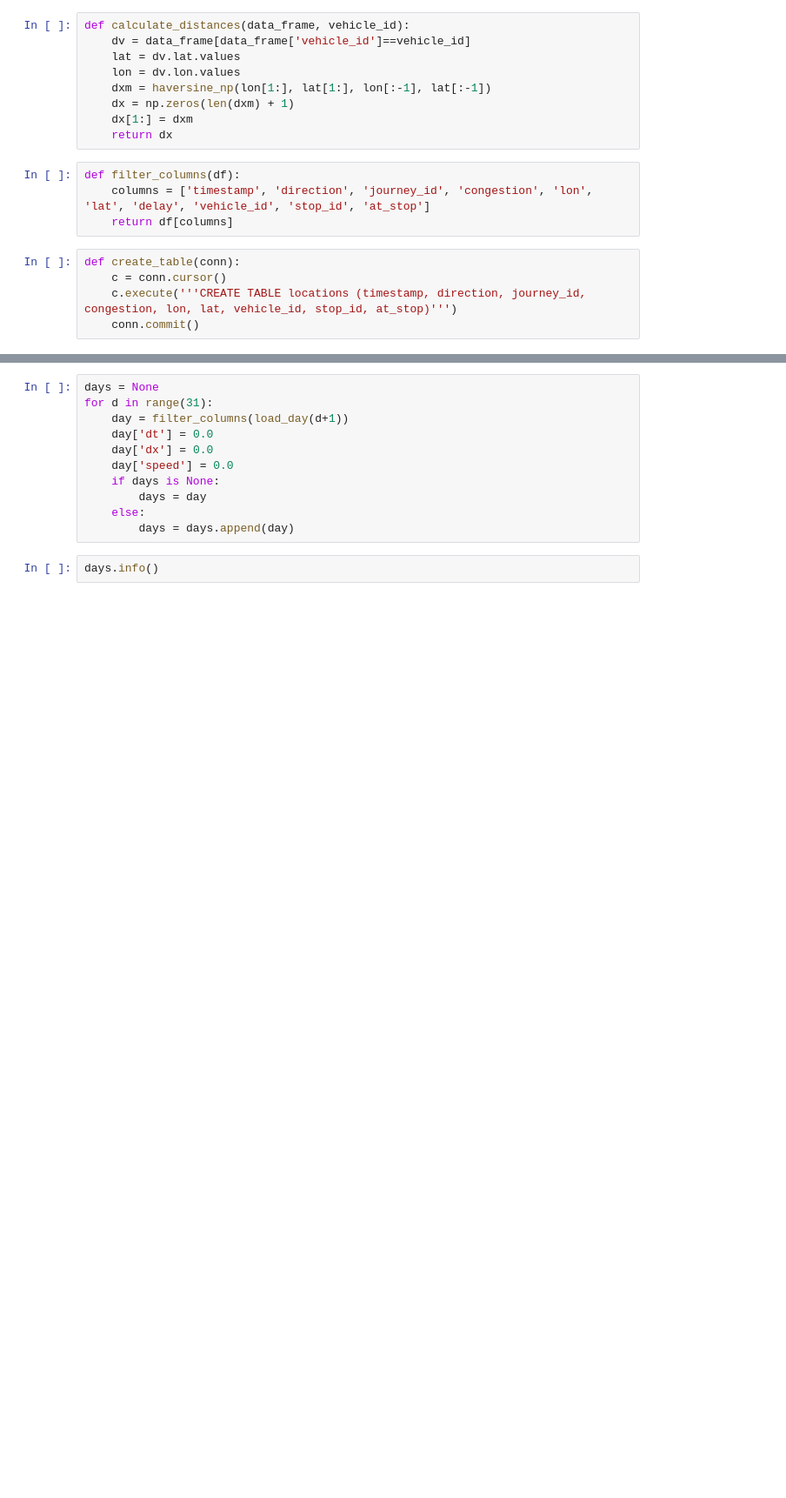
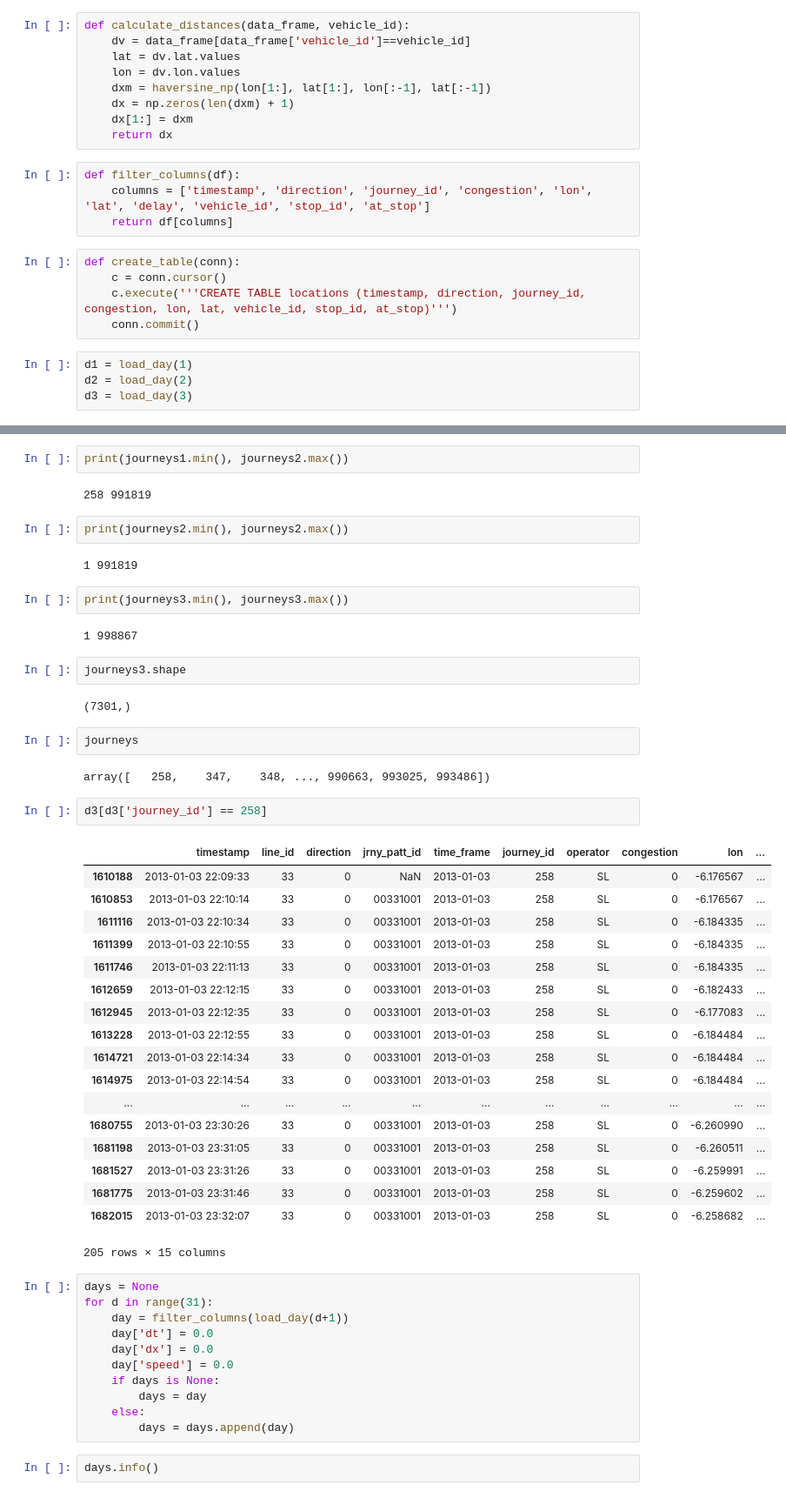
Before and after one commit to joaofig/dublin-buses, a Jupyter notebook: explore.ipynb, the cells around one changed output, grey strips where cells are left out. Shown: that part at 87% size. Saved outputs shown, nothing was run; the diff lists cells and outputs as text; blank space fills up the shorter version.

```diff
--- a/explore.ipynb
+++ b/explore.ipynb
@@ -69,3 +68,7 @@ def create_table(conn):
     c = conn.cursor()
     c.execute('''CREATE TABLE locations (timestamp, direction, journey_id, congestion, lon, lat, vehicle_id, stop_id, at_stop)''')
     conn.commit()
+# %%
+d1 = load_day(1)
+d2 = load_day(2)
+d3 = load_day(3)
@@ -72,3 +144,44 @@ def create_table(conn):
+# %%
+print(journeys1.min(), journeys2.max())
+# %% [output]
+258 991819
+# %%
+print(journeys2.min(), journeys2.max())
+# %% [output]
+1 991819
+# %%
+print(journeys3.min(), journeys3.max())
+# %% [output]
+1 998867
+# %%
+journeys3.shape
+# %% [output]
+(7301,)
+# %%
+journeys
+# %% [output]
+array([   258,    347,    348, ..., 990663, 993025, 993486])
+# %%
+d3[d3['journey_id'] == 258]
+# %% [output]
+|  | timestamp | line_id | direction | jrny_patt_id | time_frame | journey_id | operator | congestion | lon | ... |
+| 1610188 | 2013-01-03 22:09:33 | 33 | 0 | NaN | 2013-01-03 | 258 | SL | 0 | -6.176567 | ... |
+| 1610853 | 2013-01-03 22:10:14 | 33 | 0 | 00331001 | 2013-01-03 | 258 | SL | 0 | -6.176567 | ... |
+| 1611116 | 2013-01-03 22:10:34 | 33 | 0 | 00331001 | 2013-01-03 | 258 | SL | 0 | -6.184335 | ... |
+| 1611399 | 2013-01-03 22:10:55 | 33 | 0 | 00331001 | 2013-01-03 | 258 | SL | 0 | -6.184335 | ... |
+| 1611746 | 2013-01-03 22:11:13 | 33 | 0 | 00331001 | 2013-01-03 | 258 | SL | 0 | -6.184335 | ... |
+| 1612659 | 2013-01-03 22:12:15 | 33 | 0 | 00331001 | 2013-01-03 | 258 | SL | 0 | -6.182433 | ... |
+| 1612945 | 2013-01-03 22:12:35 | 33 | 0 | 00331001 | 2013-01-03 | 258 | SL | 0 | -6.177083 | ... |
+| 1613228 | 2013-01-03 22:12:55 | 33 | 0 | 00331001 | 2013-01-03 | 258 | SL | 0 | -6.184484 | ... |
+| 1614721 | 2013-01-03 22:14:34 | 33 | 0 | 00331001 | 2013-01-03 | 258 | SL | 0 | -6.184484 | ... |
+| 1614975 | 2013-01-03 22:14:54 | 33 | 0 | 00331001 | 2013-01-03 | 258 | SL | 0 | -6.184484 | ... |
+| ... | ... | ... | ... | ... | ... | ... | ... | ... | ... | ... |
+| 1680755 | 2013-01-03 23:30:26 | 33 | 0 | 00331001 | 2013-01-03 | 258 | SL | 0 | -6.260990 | ... |
+| 1681198 | 2013-01-03 23:31:05 | 33 | 0 | 00331001 | 2013-01-03 | 258 | SL | 0 | -6.260511 | ... |
+| 1681527 | 2013-01-03 23:31:26 | 33 | 0 | 00331001 | 2013-01-03 | 258 | SL | 0 | -6.259991 | ... |
+| 1681775 | 2013-01-03 23:31:46 | 33 | 0 | 00331001 | 2013-01-03 | 258 | SL | 0 | -6.259602 | ... |
+| 1682015 | 2013-01-03 23:32:07 | 33 | 0 | 00331001 | 2013-01-03 | 258 | SL | 0 | -6.258682 | ... |
+205 rows × 15 columns
 # %%
 days = None
 for d in range(31):
```
Also changed, not shown: parts of 7 cells of this notebook, 3 other files.
